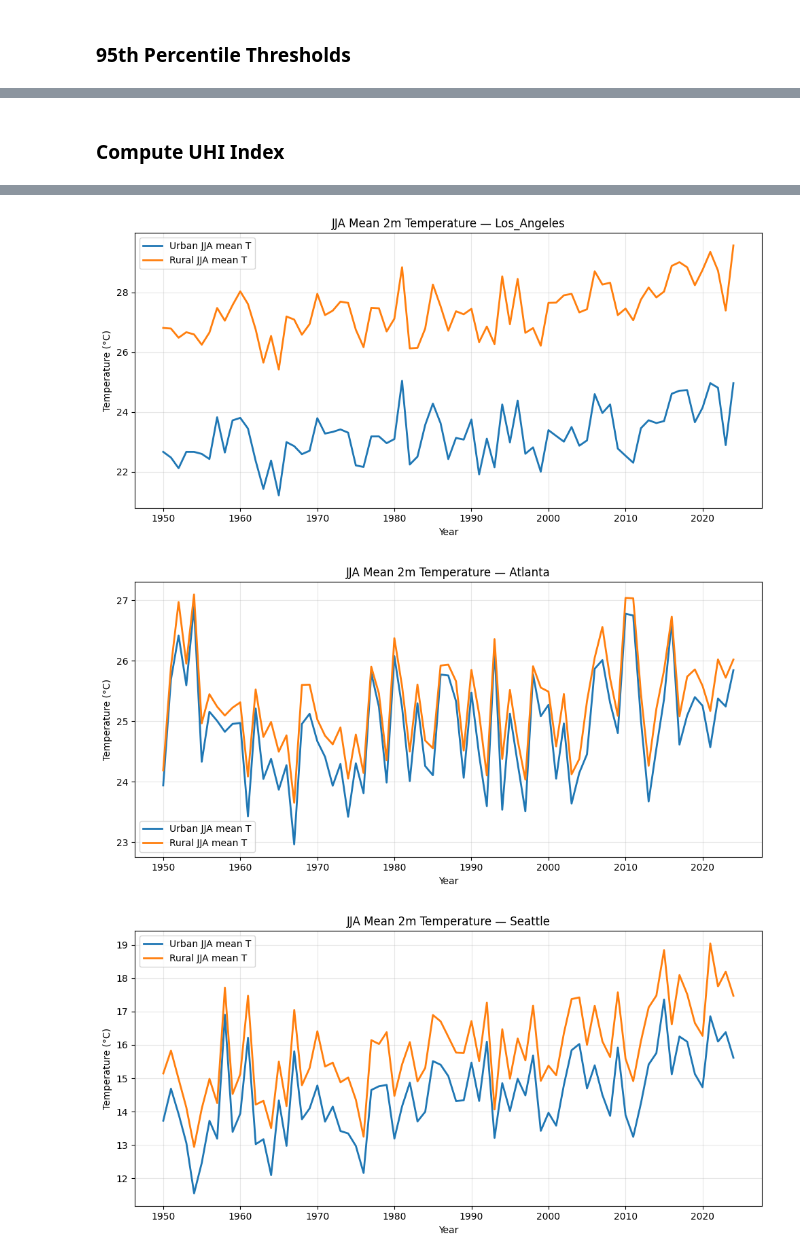
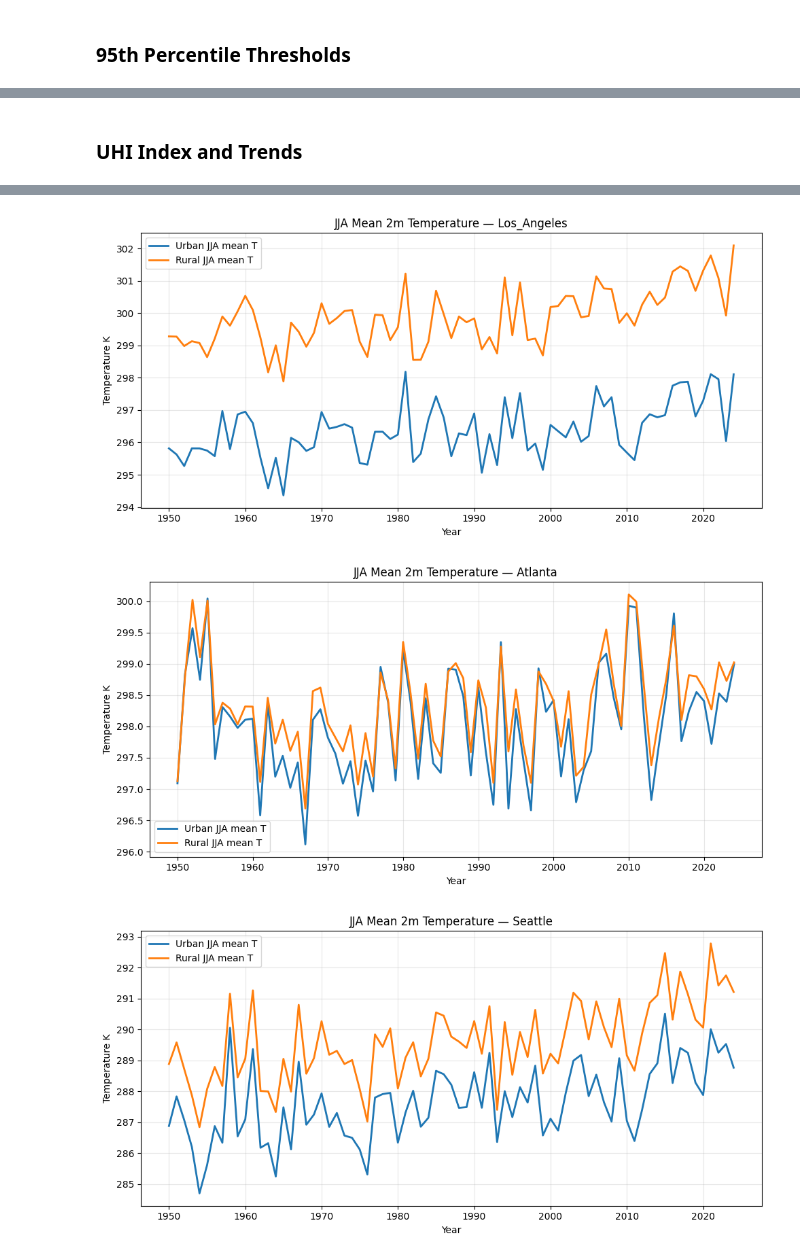
Before and after one commit to heschmidt/ATMS-523-Module-8-Project, a Jupyter notebook: 523_project_code.ipynb, the cells around one changed output, grey strips where cells are left out. Drawn from its saved outputs; the diff is of its cells as text; code cells hidden in the pictures.

```diff
--- a/523_project_code.ipynb
+++ b/523_project_code.ipynb
@@ -13,14 +13,15 @@ from statsmodels.tsa.seasonal import STL
 import pymannkendall as mk
 from scipy.stats import pearsonr, spearmanr
 # %%
-file_path = "/Users/Haley/atms523/ATMS-523-Module-8-Project/data_stream-moda.nc"
+file_path = "/atms523/ATMS-523-Module-8-Project/era5_tmean_jja_1950_2024.nc"
 
+# open data
 ds = xr.open_dataset(
     file_path,
     engine="netcdf4"
 )
 
-# rename
+# rename t2m and time
 ds = ds.rename({"t2m": "Tmean"})
 ds = ds.rename({"valid_time":"time"})
 
@@ -48,5 +49,5 @@ Attributes:
 # %%
-CITIES = {
+cities = {
     "New_York_City": {
         "lat_min": 38.7,
         "lat_max": 42.7,
@@ -80,7 +81,7 @@ CITIES = {
 }
 
 # Expansion degree for rural areas
-RURAL_EXPANSION_DEG = 3.0
+expansion_deg = 3.0
 
 # baseline years
 BASE_START = 1981
@@ -89,7 +90,7 @@ BASE_END = 2010
 ### Monthly Mean Temperatures
 # %%
 # Function to compute monthly regional mean temperatures for urban and rural
-def compute_city_monthly_Tmean(ds,cities_dict,rural_expansion_deg=2.0,):
+def compute_city_monthly_Tmean(ds,cities_dict,rural_expansion_deg=3.0,):
     lon_data_min = float(ds.longitude.min())
     out = []
 
@@ -107,7 +108,6 @@ def compute_city_monthly_Tmean(ds,cities_dict,rural_expansion_deg=2.0,):
         lon_min_ext = lon_min_ds - rural_expansion_deg
         lon_max_ext = lon_max_ds + rural_expansion_deg
 
-        # Latitude is probably descending (e.g., 51 → 30) in ERA5-Land
         lat0 = ds.latitude[0].item()
         lat_last = ds.latitude[-1].item()
         if lat0 > lat_last:
@@ -151,11 +151,7 @@ def compute_city_monthly_Tmean(ds,cities_dict,rural_expansion_deg=2.0,):
     return ds_out
 
 
-ds_city_monthly = compute_city_monthly_Tmean(
-    ds,
-    CITIES,
-    rural_expansion_deg=RURAL_EXPANSION_DEG,
-)
+ds_city_monthly = compute_city_monthly_Tmean(ds,cities,rural_expansion_deg=expansion_deg,)
 
 print(ds_city_monthly)
 # %% [output]
@@ -273,7 +257,7 @@ array([[0, 0, 0, 0, 0],
   * year      (year) int64 600B 1950 1951 1952 1953 1954 ... 2021 2022 2023 2024
     quantile  float64 8B 0.95
 # %% [markdown]
-### Compute UHI Index
+### UHI Index and Trends
 # %%
 # UHI index based on JJA mean
 uhi_JJA = ds_city_annual["urban_Tmean"] - ds_city_annual["rural_Tmean"]
@@ -290,16 +274,16 @@ nyc_uhi_stl = stl_decompose_annual(nyc_uhi, period=15)
 # Plot Time series of jja means
 def plot_jja_mean_Tmean_urban_rural(ds_annual):
     for city in ds_annual.city.values:
-        urb = ds_annual["urban_Tmean"].sel(city=city).to_pandas() - 273.15
-        rur = ds_annual["rural_Tmean"].sel(city=city).to_pandas() - 273.15
+        urb = ds_annual["urban_Tmean"].sel(city=city).to_pandas() #- 273.15 # Convert to C
+        rur = ds_annual["rural_Tmean"].sel(city=city).to_pandas() #- 273.15
 
         plt.figure(figsize=(10,5))
-        plt.plot(urb.index, urb.values, label="Urban JJA mean T", linewidth=2)
-        plt.plot(rur.index, rur.values, label="Rural JJA mean T", linewidth=2)
+        plt.plot(urb.index, urb.values, label="Urban JJA mean T", linewidth=2) #urban
+        plt.plot(rur.index, rur.values, label="Rural JJA mean T", linewidth=2) #rural
 
         plt.title(f"JJA Mean 2m Temperature — {city}")
         plt.xlabel("Year")
-        plt.ylabel("Temperature (°C)")
+        plt.ylabel("Temperature K")
         plt.grid(True, alpha=0.3)
         plt.legend()
         plt.tight_layout()
@@ -310,13 +294,22 @@ def plot_uhi_index(uhi_ds):
     for city in uhi_ds.city.values:
         series = uhi_ds.sel(city=city).to_pandas()
 
+        # Linear trend
+        years = series.index.values
+        coeffs = np.polyfit(years, series.values, deg=1)
+        trend = np.polyval(coeffs, years)
+
+        # Plot UHI
         plt.figure(figsize=(10,5))
         plt.plot(series.index, series.values, label="UHI (urban - rural)", linewidth=2)
+
+        # Plot trend
+        plt.plot(years,trend,linestyle="--",linewidth=2,label=f"Trend = {coeffs[0]:.3f} K/yr")
 
         plt.axhline(0.0, color="k", linewidth=1, linestyle="--")
         plt.title(f"JJA UHI Index — {city}")
         plt.xlabel("Year")
-        plt.ylabel("ΔT (K)")
+        plt.ylabel("Change in Temperature K")
         plt.grid(True, alpha=0.3)
         plt.legend()
         plt.tight_layout()
@@ -331,3 +324,3 @@ plot_uhi_index(uhi_JJA)
-[figure, old version]
+[figure, new version]
-[figure, old version]
+[figure, new version]
-[figure, old version]
+[figure, new version]
```
Also changed, not shown: parts of 26 cells of this notebook.
